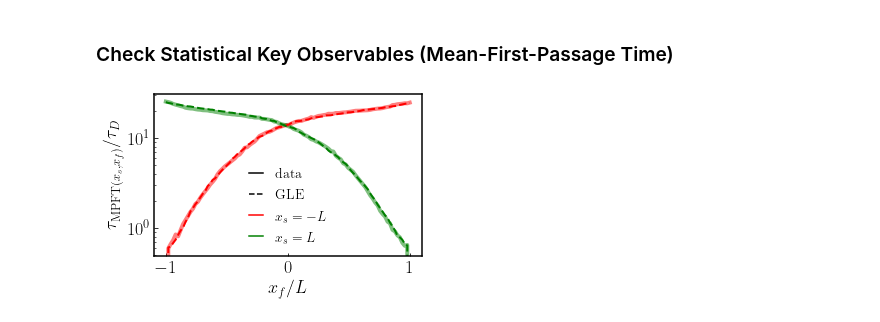
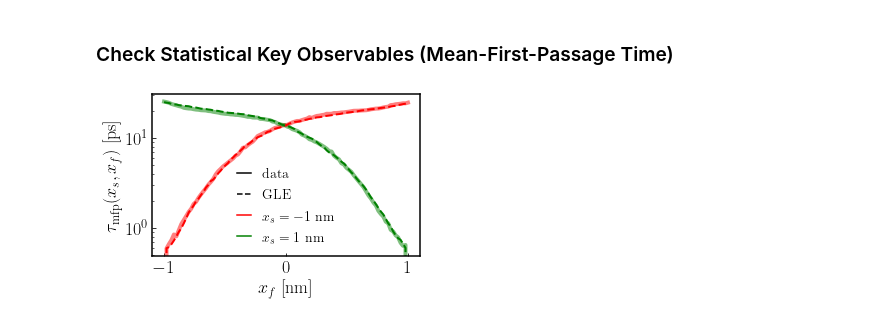
Before and after one commit to hkiefer/gle_sims, a Jupyter notebook: full_gle_modeling_example.ipynb, the cells around one changed output. Drawn from its saved outputs; the diff is of its cells as text; code cells hidden in the pictures.

```diff
--- a/full_gle_modeling_example.ipynb
+++ b/full_gle_modeling_example.ipynb
@@ -490,17 +492,17 @@ for j in range(len(mfpt1)):
 # %%
 plt.plot(radii,mfpt1,'r',lw=4,alpha=0.5)
 plt.plot(radii,mfpt2,'g',lw=4,alpha=0.5)
 plt.plot(radii,mfpt1_sim,'r--',lw=2,alpha=1)
 plt.plot(radii,mfpt2_sim,'g--',lw=2,alpha=1)
 plt.plot([],[],color='k',label='data')
 plt.plot([],[],color='k',linestyle='--',label='GLE')
-plt.plot([],[],color='r',linestyle='-',label='$x_s = -L$')
-plt.plot([],[],color='g',linestyle='-',label='$x_s = L$')
+plt.plot([],[],color='r',linestyle='-',label='$x_s = -1$ nm')
+plt.plot([],[],color='g',linestyle='-',label='$x_s = 1$ nm')
 
-plt.ylabel('$\\tau_{\\text{MPFT}(x_s,x_f)}/\\tau_D$')
-plt.xlabel('$x_f/L$')
+plt.ylabel(r'$\tau_{\text{mfp}}(x_s,x_f)$ [ps]')
+plt.xlabel('$x_f$ [nm]')
 plt.yscale('log')
 plt.legend(loc='best',frameon=False,fontsize=14,handlelength=1)
 plt.show()
 # %% [output]
-[figure, old version]
+[figure, new version]
```
Also changed, not shown: parts of 7 cells of this notebook.
